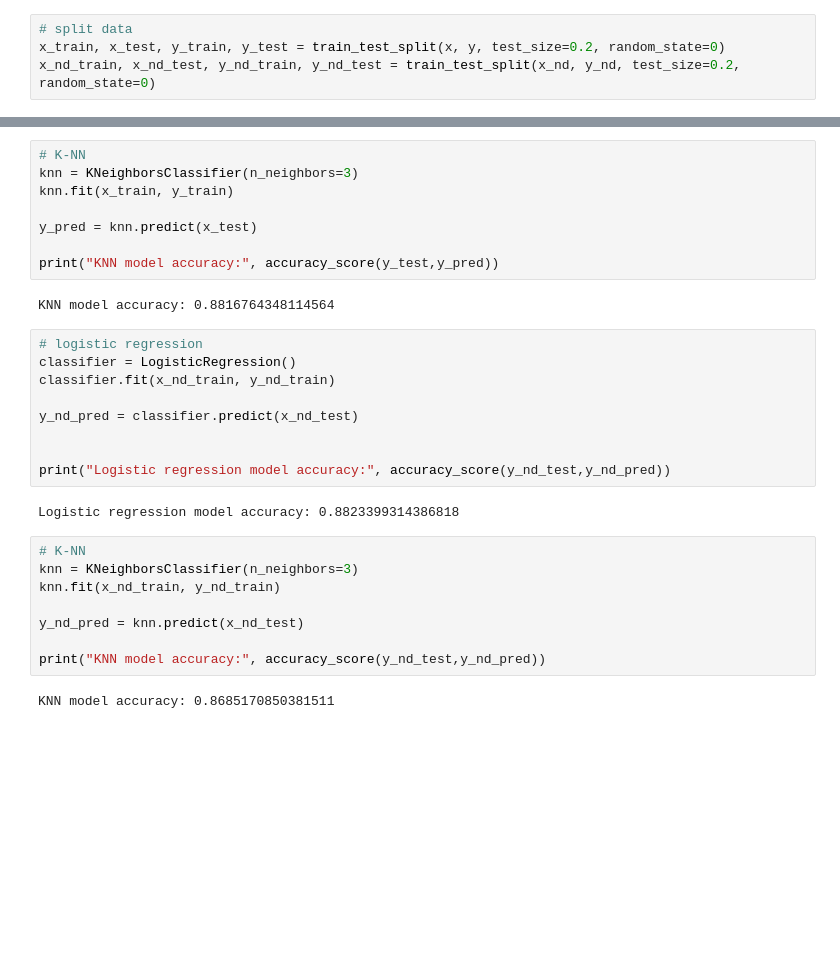
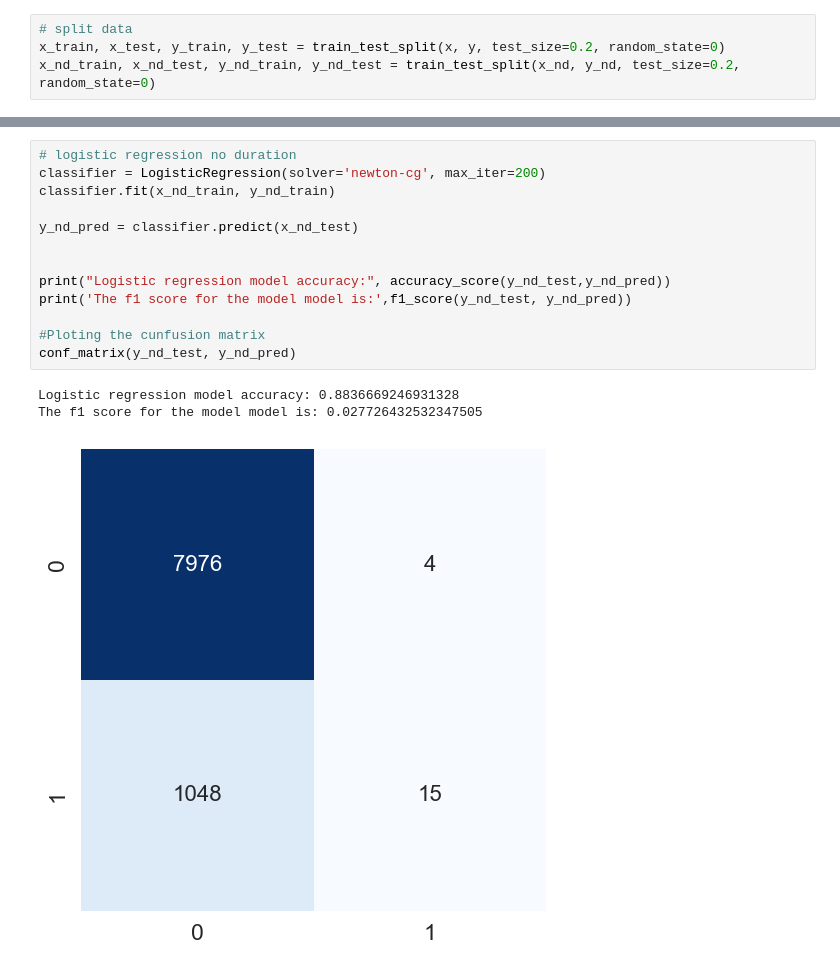
Before and after one commit to jshen1s1/BankMarketing, a Jupyter notebook: modeling.ipynb, the cells around one changed output, grey strips where cells are left out. Saved outputs shown, nothing was run; the diff lists cells and outputs as text; blank space fills up the shorter version.

```diff
--- a/modeling.ipynb
+++ b/modeling.ipynb
@@ -39,31 +97,17 @@ Logistic regression model accuracy: 0.8886431493973239
-# %%
-# K-NN
-knn = KNeighborsClassifier(n_neighbors=3)
-knn.fit(x_train, y_train)
-
-y_pred = knn.predict(x_test)
-
-print("KNN model accuracy:", accuracy_score(y_test,y_pred))
-# %% [output]
-KNN model accuracy: 0.8816764348114564
 # %%
-# logistic regression
-classifier = LogisticRegression()
+# logistic regression no duration
+classifier = LogisticRegression(solver='newton-cg', max_iter=200)
 classifier.fit(x_nd_train, y_nd_train)
 
 y_nd_pred = classifier.predict(x_nd_test)
 
 
 print("Logistic regression model accuracy:", accuracy_score(y_nd_test,y_nd_pred))
+print('The f1 score for the model model is:',f1_score(y_nd_test, y_nd_pred))
+
+#Ploting the cunfusion matrix
+conf_matrix(y_nd_test, y_nd_pred)
 # %% [output]
-Logistic regression model accuracy: 0.8823399314386818
+Logistic regression model accuracy: 0.8836669246931328
+The f1 score for the model model is: 0.027726432532347505
+[figure, added]
-# %%
-# K-NN
-knn = KNeighborsClassifier(n_neighbors=3)
-knn.fit(x_nd_train, y_nd_train)
-
-y_nd_pred = knn.predict(x_nd_test)
-
-print("KNN model accuracy:", accuracy_score(y_nd_test,y_nd_pred))
-# %% [output]
-KNN model accuracy: 0.8685170850381511
```
Also changed, not shown: parts of 14 cells of this notebook.
